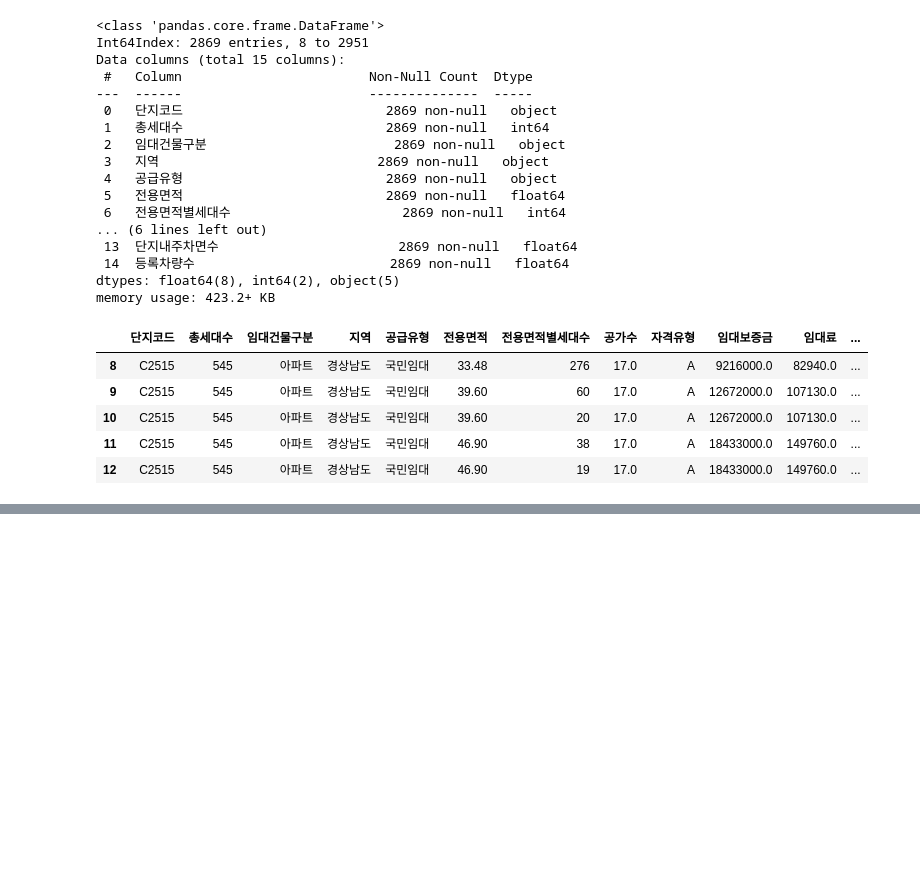
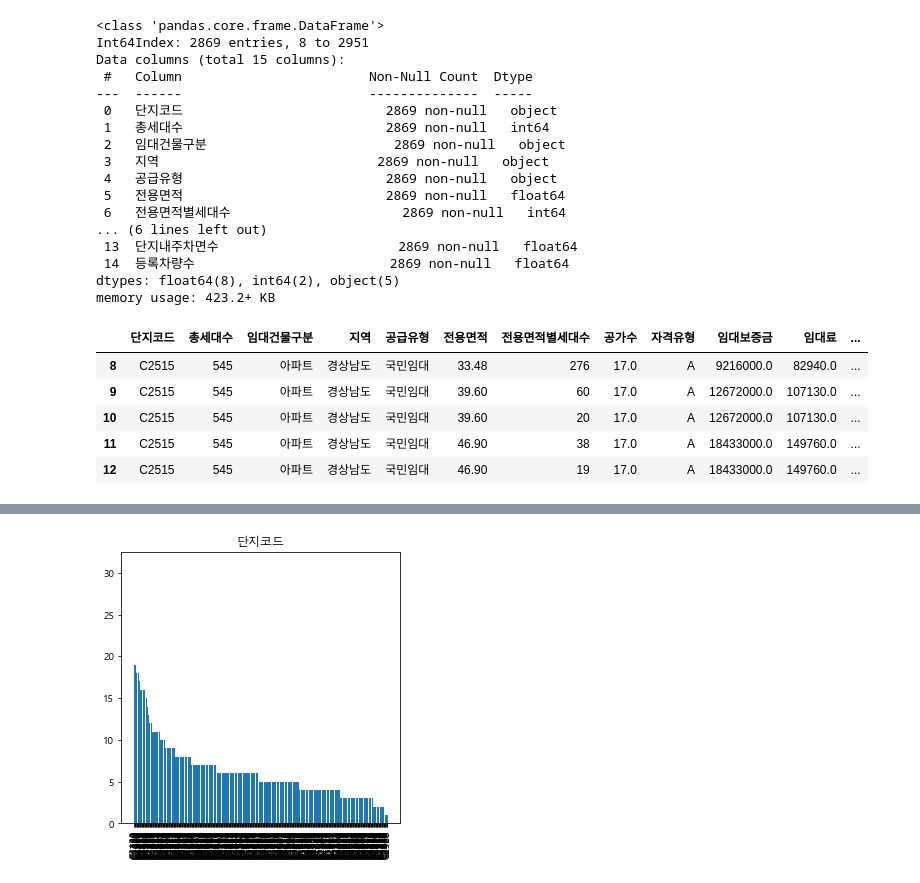
Before and after one commit to 1KimJiHyeon/parking_demand_forecast, a Jupyter notebook: 주차수요예측_심연주.ipynb, the cells around one changed output, grey strips where cells are left out. Drawn from its saved outputs; the diff is of its cells as text; code cells hidden in the pictures; blank space fills up the shorter version.

```diff
--- a/주차수요예측_심연주.ipynb
+++ b/주차수요예측_심연주.ipynb
@@ -365,0 +762,4 @@ test.head()
+# %%
+cnt_bar('단지코드')
+# %% [output]
+[figure, added]
```
Also changed, not shown: parts of 117 cells of this notebook.
